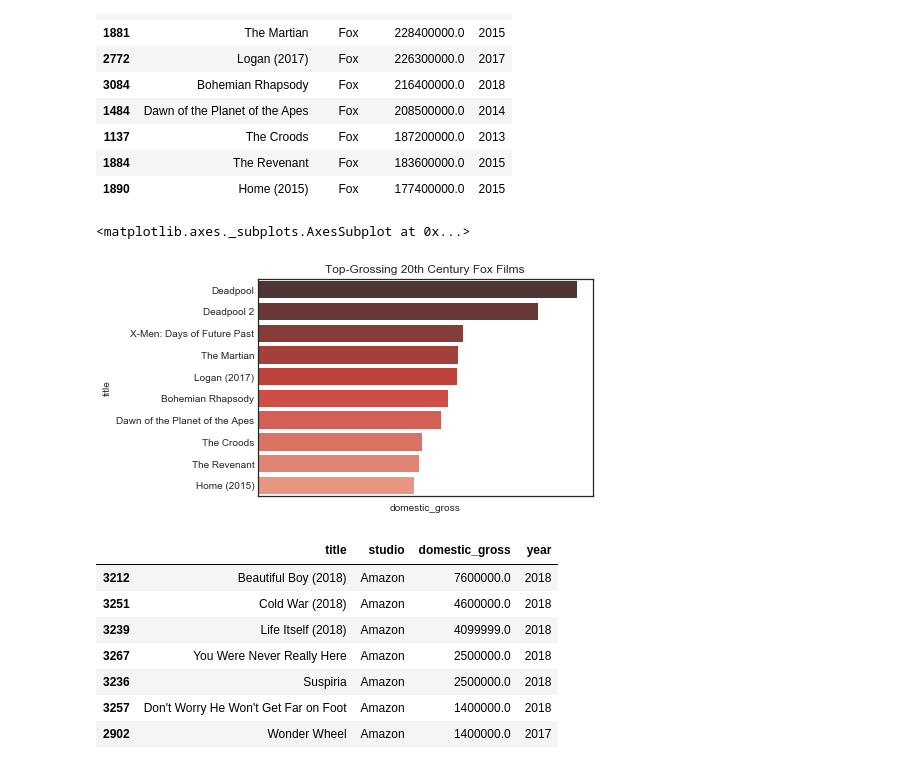
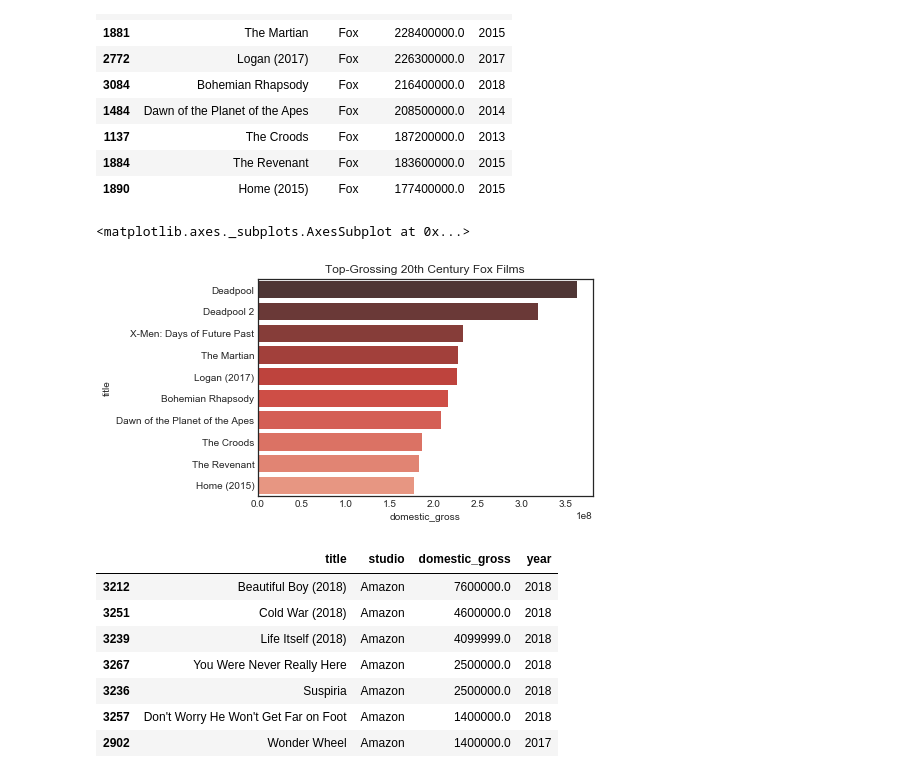
Before and after one commit to tiaplagata/dsc-phase-1-project-online, a Jupyter notebook: student.ipynb, the cells around one changed output. Saved outputs shown, nothing was run; the diff lists cells and outputs as text; code cells hidden in the pictures.

```diff
--- a/student.ipynb
+++ b/student.ipynb
@@ -434,18 +460,17 @@ top_Fox.head(10)
 | 1884 | The Revenant | Fox | 183600000.0 | 2015 |
 | 1890 | Home (2015) | Fox | 177400000.0 | 2015 |
 # %%
-Fox_plot = sns.barplot(data=top_Fox.head(10),
-                      x='domestic_gross',
-                      y='title',
-                     palette='Reds_d')
+# Plot top grossing films for Fox
+Fox_plot = sns.barplot(data = top_Fox.head(10),
+                      x = 'domestic_gross',
+                      y = 'title',
+                     palette = 'Reds_d')
 
-Fox_plot.set_xticklabels(labels= Fox_plot.get_xticklabels(),
-                        rotation = 90)
 Fox_plot.set_title('Top-Grossing 20th Century Fox Films')
 Fox_plot
 # %% [output]
 <matplotlib.axes._subplots.AxesSubplot at 0x...>
-[figure, old version]
+[figure, new version]
 # %%
 # Maybe dig into this?
 amazon = sorted_gross.loc[sorted_gross['studio'] == 'Amazon']
```
Also changed, not shown: parts of 143 cells of this notebook.
